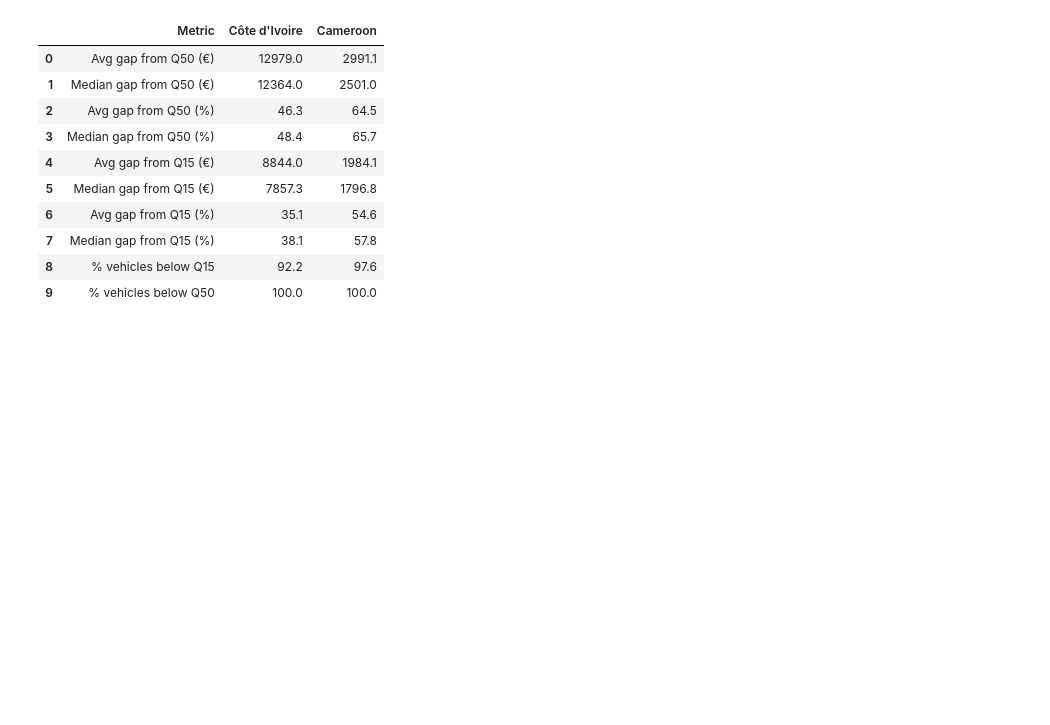
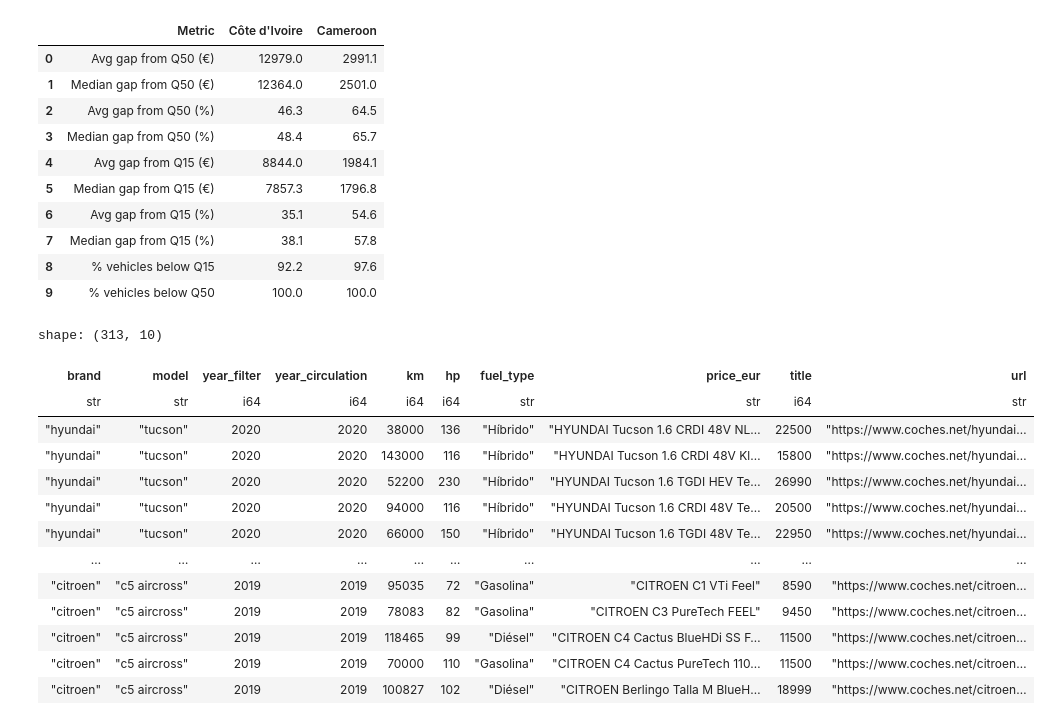
Before and after one commit to brunothefirst/car_price_prediction, a Jupyter notebook: notebooks/07_lean_model_evaluation_customs.ipynb, the cells around one changed output. Saved outputs shown, nothing was run; the diff lists cells and outputs as text; code cells hidden in the pictures; blank space fills up the shorter version.

```diff
--- a/notebooks/07_lean_model_evaluation_customs.ipynb
+++ b/notebooks/07_lean_model_evaluation_customs.ipynb
@@ -1824,0 +1834,20 @@ SIDE-BY-SIDE COMPARISON
+# %%
+df = pl.read_csv('/Users/brunobrumbrum/Library/Application Support/Claude/local-agent-mode-sessions/bd0e1b23-ed74-4458-bc24-9a174c54b012/ee871624-60b5-42f1-9c0c-596d3eb22737/local_8c461585-e358-43ab-b378-4dbdaf9eb57f/outputs/coches_net_partial.csv'
+                 , truncate_ragged_lines=True)
+
+df
+# %% [output]
+shape: (313, 10)
+| brand | model | year_filter | year_circulation | km | hp | fuel_type | price_eur | title | url |
+| str | str | i64 | i64 | i64 | i64 | str | str | i64 | str |
+| "hyundai" | "tucson" | 2020 | 2020 | 38000 | 136 | "Híbrido" | "HYUNDAI Tucson 1.6 CRDI 48V NL… | 22500 | "https://www.coches.net/hyundai… |
+| "hyundai" | "tucson" | 2020 | 2020 | 143000 | 116 | "Híbrido" | "HYUNDAI Tucson 1.6 CRDI 48V Kl… | 15800 | "https://www.coches.net/hyundai… |
+| "hyundai" | "tucson" | 2020 | 2020 | 52200 | 230 | "Híbrido" | "HYUNDAI Tucson 1.6 TGDI HEV Te… | 26990 | "https://www.coches.net/hyundai… |
+| "hyundai" | "tucson" | 2020 | 2020 | 94000 | 116 | "Híbrido" | "HYUNDAI Tucson 1.6 CRDI 48V Te… | 20500 | "https://www.coches.net/hyundai… |
+| "hyundai" | "tucson" | 2020 | 2020 | 66000 | 150 | "Híbrido" | "HYUNDAI Tucson 1.6 TGDI 48V Te… | 22950 | "https://www.coches.net/hyundai… |
+| … | … | … | … | … | … | … | … | … | … |
+| "citroen" | "c5 aircross" | 2019 | 2019 | 95035 | 72 | "Gasolina" | "CITROEN C1 VTi Feel" | 8590 | "https://www.coches.net/citroen… |
+| "citroen" | "c5 aircross" | 2019 | 2019 | 78083 | 82 | "Gasolina" | "CITROEN C3 PureTech FEEL" | 9450 | "https://www.coches.net/citroen… |
+| "citroen" | "c5 aircross" | 2019 | 2019 | 118465 | 99 | "Diésel" | "CITROEN C4 Cactus BlueHDi SS F… | 11500 | "https://www.coches.net/citroen… |
+| "citroen" | "c5 aircross" | 2019 | 2019 | 70000 | 110 | "Gasolina" | "CITROEN C4 Cactus PureTech 110… | 11500 | "https://www.coches.net/citroen… |
+| "citroen" | "c5 aircross" | 2019 | 2019 | 100827 | 102 | "Diésel" | "CITROEN Berlingo Talla M BlueH… | 18999 | "https://www.coches.net/citroen… |
```
Also changed, not shown: parts of 3 cells of this notebook, 1 other file.
